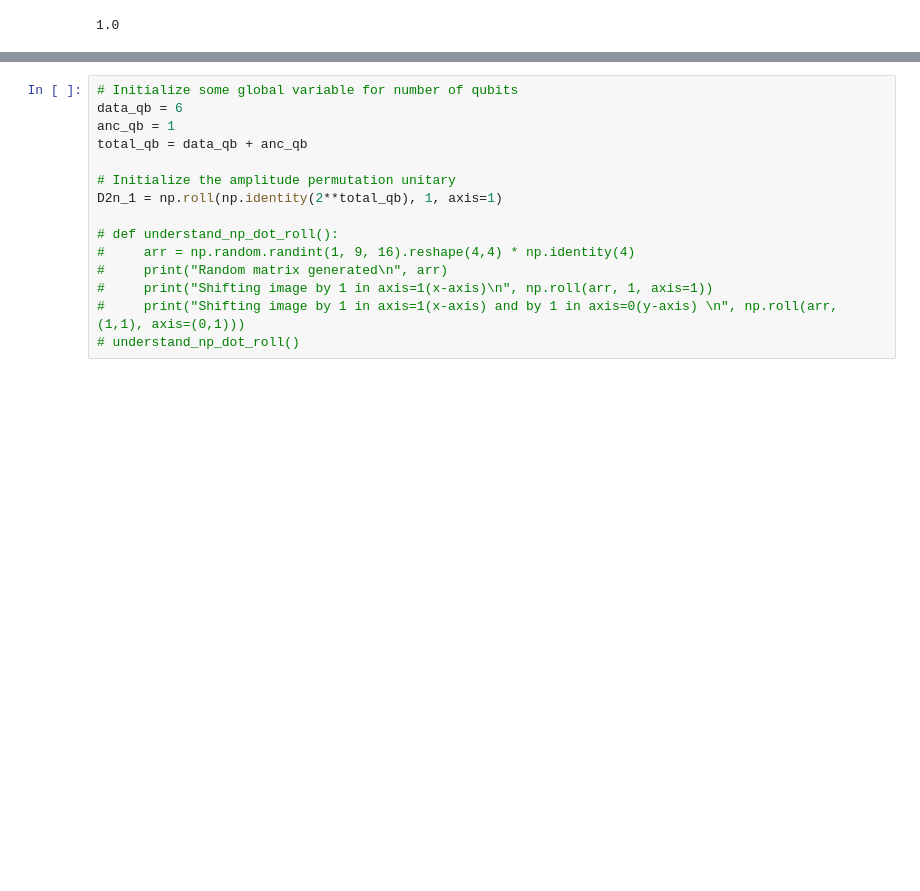
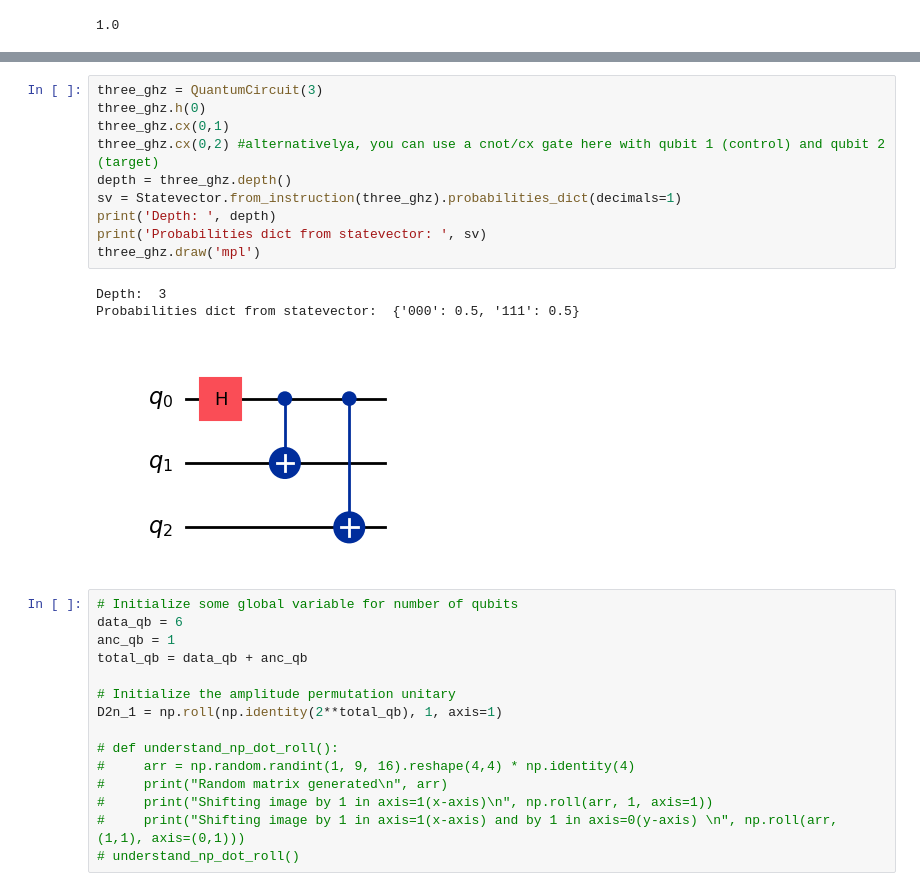
Before and after one commit to el-dAna/QC, a Jupyter notebook: hacathons/image_encoding.ipynb, the cells around one changed output, grey strips where cells are left out. Drawn from its saved outputs; the diff is of its cells as text; blank space fills up the shorter version.

```diff
--- a/hacathons/image_encoding.ipynb
+++ b/hacathons/image_encoding.ipynb
@@ -169,3 +174,17 @@ Result(backend_name='aer_simulator', backend_version='0.13.3', qobj_id='', job_i
+# %%
+three_ghz = QuantumCircuit(3)
+three_ghz.h(0)
+three_ghz.cx(0,1)
+three_ghz.cx(0,2) #alternativelya, you can use a cnot/cx gate here with qubit 1 (control) and qubit 2 (target)
+depth = three_ghz.depth()
+sv = Statevector.from_instruction(three_ghz).probabilities_dict(decimals=1)
+print('Depth: ', depth)
+print('Probabilities dict from statevector: ', sv)
+three_ghz.draw('mpl')
+# %% [output]
+Depth:  3
+Probabilities dict from statevector:  {'000': 0.5, '111': 0.5}
+[figure, added]
 # %%
 # Initialize some global variable for number of qubits
 data_qb = 6
```
Also changed, not shown: parts of 2 cells of this notebook.
